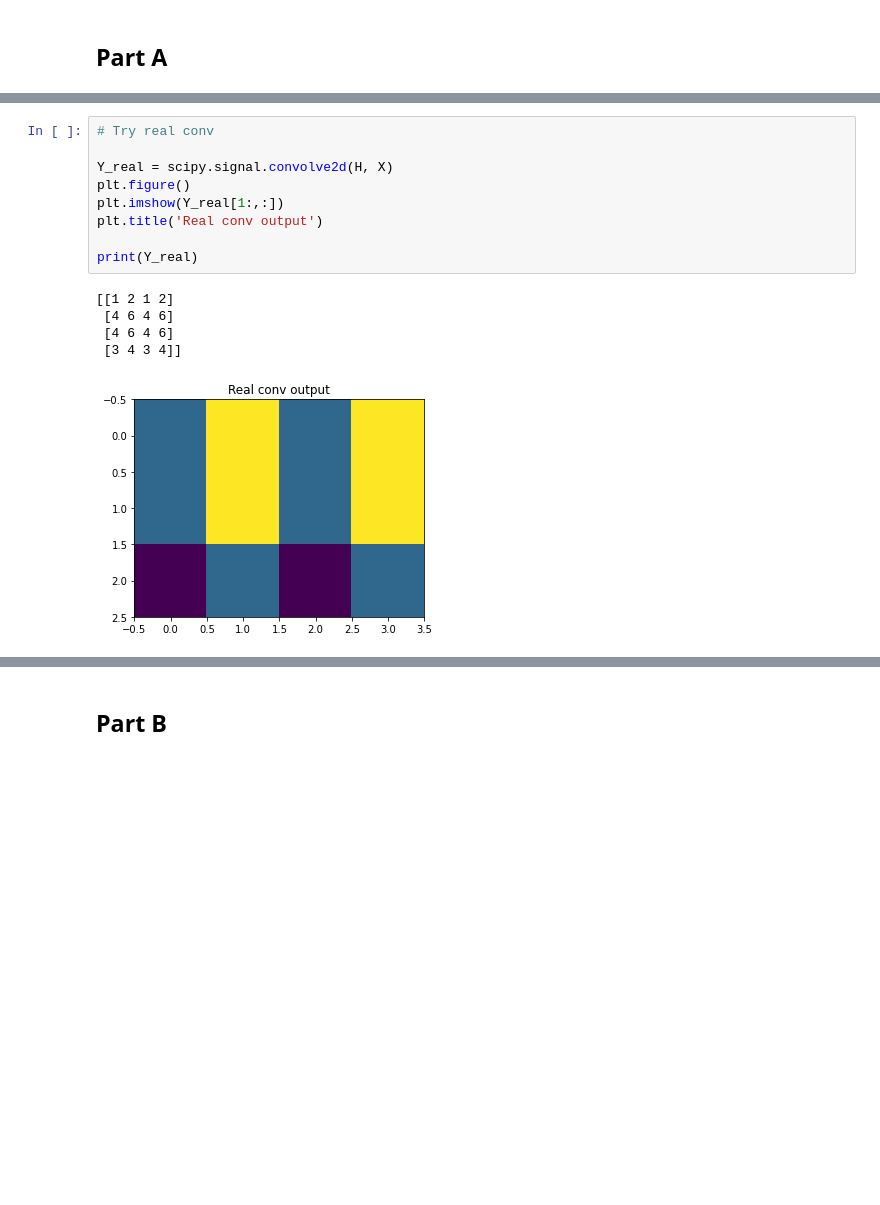
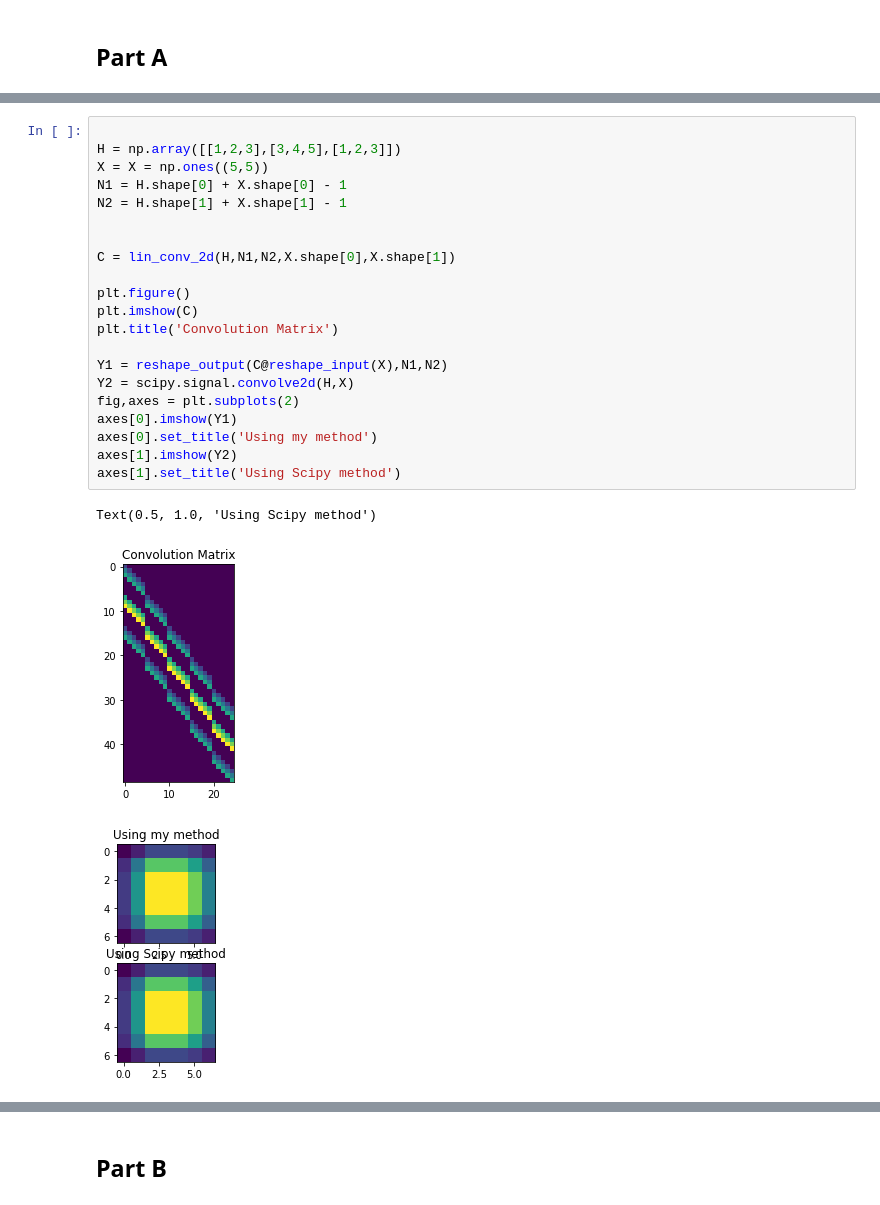
Before and after one commit to masa512/ece558, a Jupyter notebook: set2_problem6.ipynb, the cells around one changed output, grey strips where cells are left out. Cells and saved outputs as stored; diff of their text form; blank space fills up the shorter version.

```diff
--- a/set2_problem6.ipynb
+++ b/set2_problem6.ipynb
@@ -103,15 +74,25 @@ Text(0.5, 1.0, 'Toeplitz Conv Matrix 2D')
-# %%
-# Try real conv
-
-Y_real = scipy.signal.convolve2d(H, X)
-plt.figure()
-plt.imshow(Y_real[1:,:])
-plt.title('Real conv output')
-
-print(Y_real)
-# %% [output]
-[[1 2 1 2]
- [4 6 4 6]
- [4 6 4 6]
- [3 4 3 4]]
-[figure, removed]
+# %%
+
+H = np.array([[1,2,3],[3,4,5],[1,2,3]])
+X = X = np.ones((5,5))
+N1 = H.shape[0] + X.shape[0] - 1
+N2 = H.shape[1] + X.shape[1] - 1
+
+
+C = lin_conv_2d(H,N1,N2,X.shape[0],X.shape[1])
+
+plt.figure()
+plt.imshow(C)
+plt.title('Convolution Matrix')
+
+Y1 = reshape_output(C@reshape_input(X),N1,N2)
+Y2 = scipy.signal.convolve2d(H,X)
+fig,axes = plt.subplots(2)
+axes[0].imshow(Y1)
+axes[0].set_title('Using my method')
+axes[1].imshow(Y2)
+axes[1].set_title('Using Scipy method')
+# %% [output]
+Text(0.5, 1.0, 'Using Scipy method')
+[figure, added]
+[figure, added]
```
Also changed, not shown: parts of 5 cells of this notebook.
